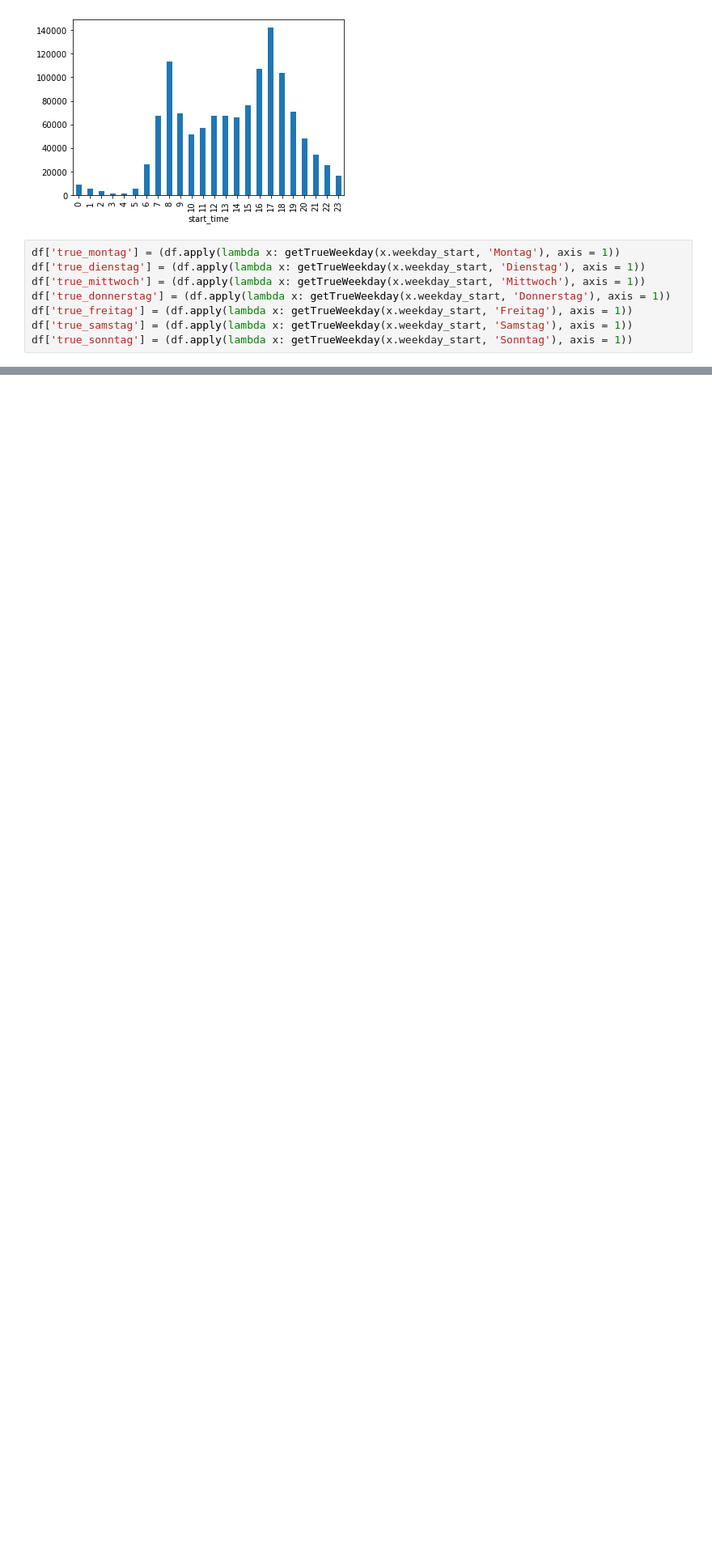
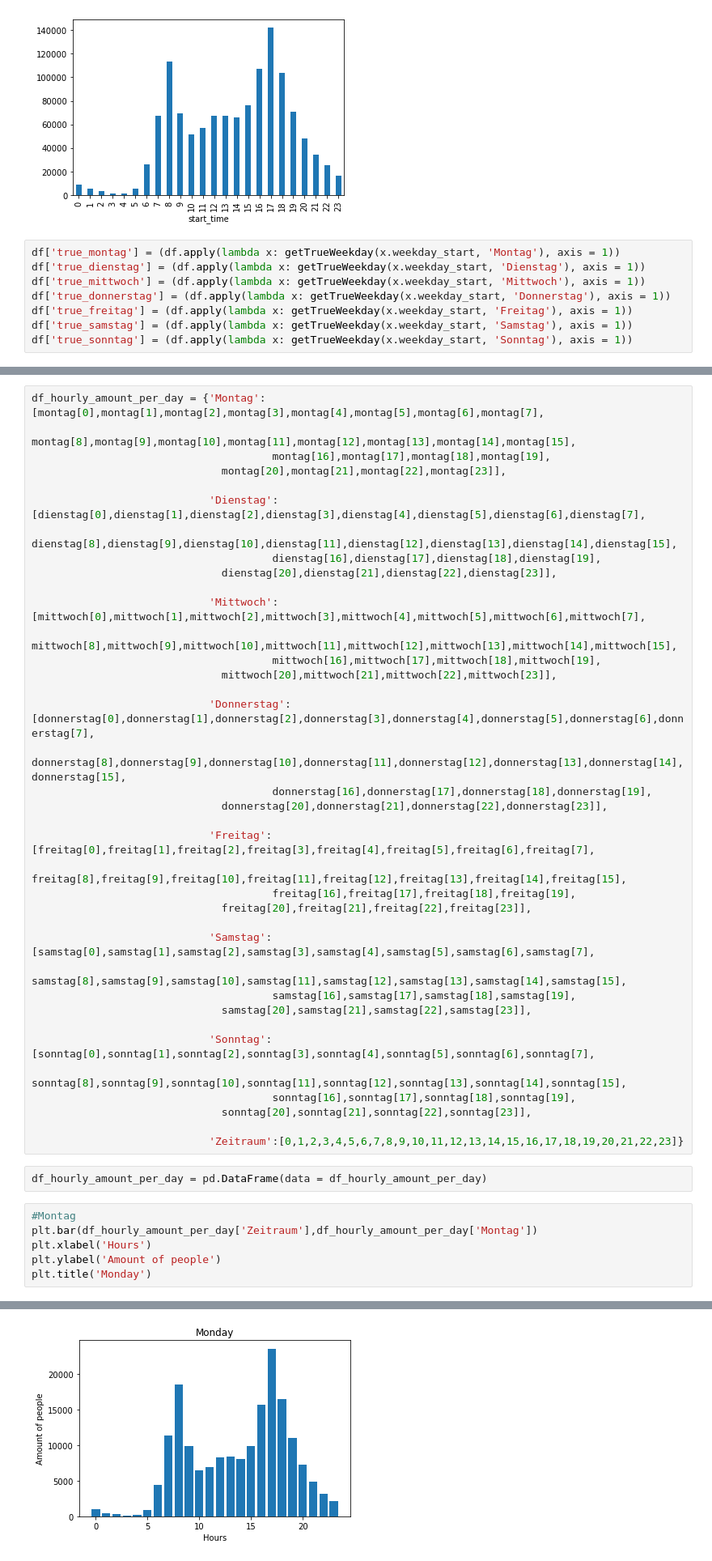
Before and after one commit to renefreitag/Data_Vipers, a Jupyter notebook: CBA/daniel_CBA.ipynb, the cells around one changed output, grey strips where cells are left out. Shown at 81% size. Drawn from its saved outputs; the diff is of its cells as text; blank space fills up the shorter version.

Commit message:
New Plots

```diff
--- a/CBA/daniel_CBA.ipynb
+++ b/CBA/daniel_CBA.ipynb
@@ -218,0 +235,46 @@ df['true_sonntag'] = (df.apply(lambda x: getTrueWeekday(x.weekday_start, 'Sonnta
+# %%
+df_hourly_amount_per_day = {'Montag':[montag[0],montag[1],montag[2],montag[3],montag[4],montag[5],montag[6],montag[7],
+                              montag[8],montag[9],montag[10],montag[11],montag[12],montag[13],montag[14],montag[15],
+                                      montag[16],montag[17],montag[18],montag[19],
+                              montag[20],montag[21],montag[22],montag[23]],
+
+                            'Dienstag':[dienstag[0],dienstag[1],dienstag[2],dienstag[3],dienstag[4],dienstag[5],dienstag[6],dienstag[7],
+                              dienstag[8],dienstag[9],dienstag[10],dienstag[11],dienstag[12],dienstag[13],dienstag[14],dienstag[15],
+                                      dienstag[16],dienstag[17],dienstag[18],dienstag[19],
+                              dienstag[20],dienstag[21],dienstag[22],dienstag[23]],
+
+                            'Mittwoch':[mittwoch[0],mittwoch[1],mittwoch[2],mittwoch[3],mittwoch[4],mittwoch[5],mittwoch[6],mittwoch[7],
+                              mittwoch[8],mittwoch[9],mittwoch[10],mittwoch[11],mittwoch[12],mittwoch[13],mittwoch[14],mittwoch[15],
+                                      mittwoch[16],mittwoch[17],mittwoch[18],mittwoch[19],
+                              mittwoch[20],mittwoch[21],mittwoch[22],mittwoch[23]],
+
+                            'Donnerstag':[donnerstag[0],donnerstag[1],donnerstag[2],donnerstag[3],donnerstag[4],donnerstag[5],donnerstag[6],donnerstag[7],
+                              donnerstag[8],donnerstag[9],donnerstag[10],donnerstag[11],donnerstag[12],donnerstag[13],donnerstag[14],donnerstag[15],
+                                      donnerstag[16],donnerstag[17],donnerstag[18],donnerstag[19],
+                              donnerstag[20],donnerstag[21],donnerstag[22],donnerstag[23]],
+
+                            'Freitag':[freitag[0],freitag[1],freitag[2],freitag[3],freitag[4],freitag[5],freitag[6],freitag[7],
+                              freitag[8],freitag[9],freitag[10],freitag[11],freitag[12],freitag[13],freitag[14],freitag[15],
+                                      freitag[16],freitag[17],freitag[18],freitag[19],
+                              freitag[20],freitag[21],freitag[22],freitag[23]],
+
+                            'Samstag':[samstag[0],samstag[1],samstag[2],samstag[3],samstag[4],samstag[5],samstag[6],samstag[7],
+                              samstag[8],samstag[9],samstag[10],samstag[11],samstag[12],samstag[13],samstag[14],samstag[15],
+                                      samstag[16],samstag[17],samstag[18],samstag[19],
+                              samstag[20],samstag[21],samstag[22],samstag[23]],
+
+                            'Sonntag':[sonntag[0],sonntag[1],sonntag[2],sonntag[3],sonntag[4],sonntag[5],sonntag[6],sonntag[7],
+                              sonntag[8],sonntag[9],sonntag[10],sonntag[11],sonntag[12],sonntag[13],sonntag[14],sonntag[15],
+                                      sonntag[16],sonntag[17],sonntag[18],sonntag[19],
+                              sonntag[20],sonntag[21],sonntag[22],sonntag[23]],
+
+                            'Zeitraum':[0,1,2,3,4,5,6,7,8,9,10,11,12,13,14,15,16,17,18,19,20,21,22,23]}
+# %%
+df_hourly_amount_per_day = pd.DataFrame(data = df_hourly_amount_per_day)
+# %%
+#Montag
+plt.bar(df_hourly_amount_per_day['Zeitraum'],df_hourly_amount_per_day['Montag'])
+plt.xlabel('Hours')
+plt.ylabel('Amount of people')
+plt.title('Monday')
+# %% [output]
@@ -218,0 +282 @@ df['true_sonntag'] = (df.apply(lambda x: getTrueWeekday(x.weekday_start, 'Sonnta
+[figure, added]
```
Also changed, not shown: parts of 40 cells of this notebook.
